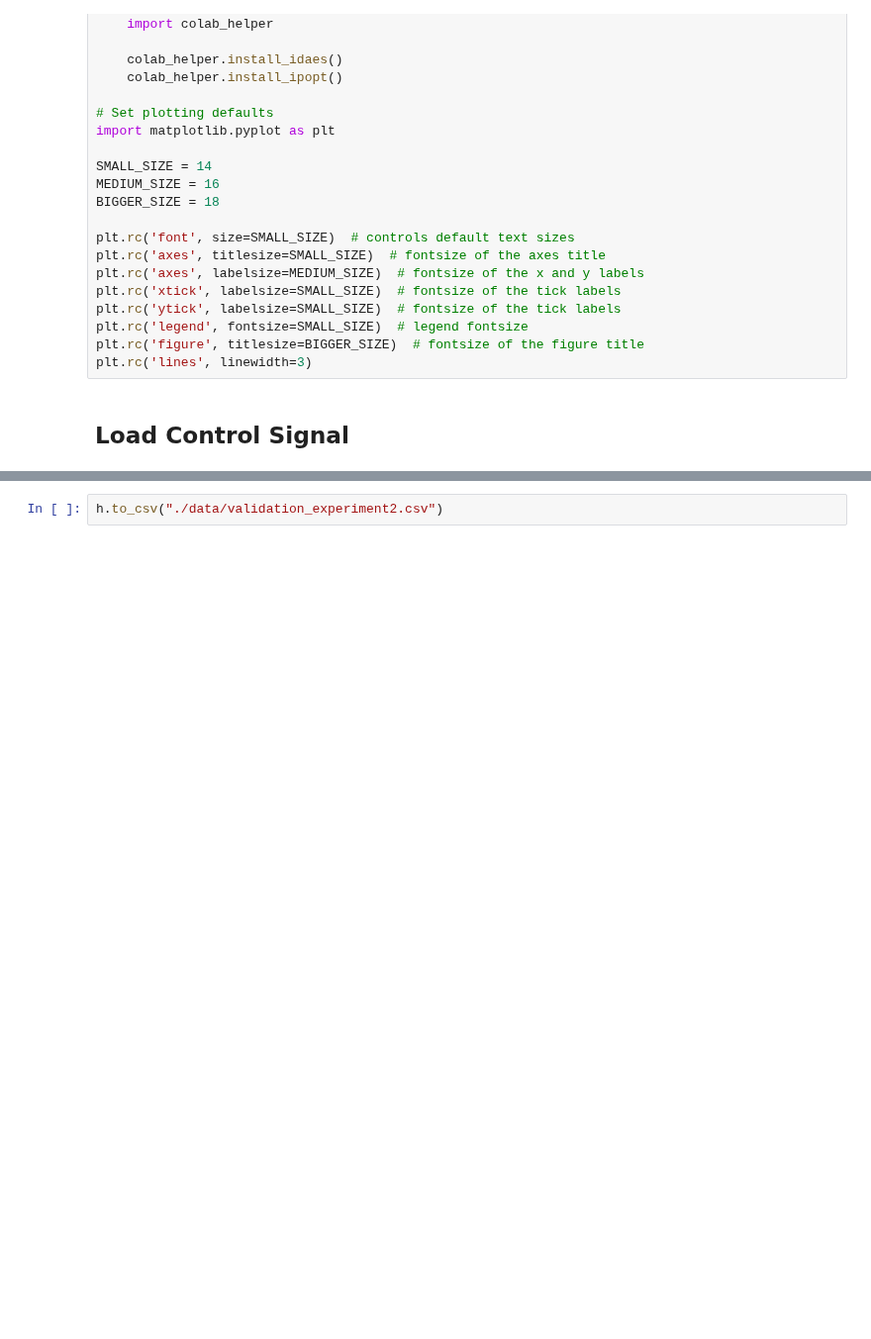
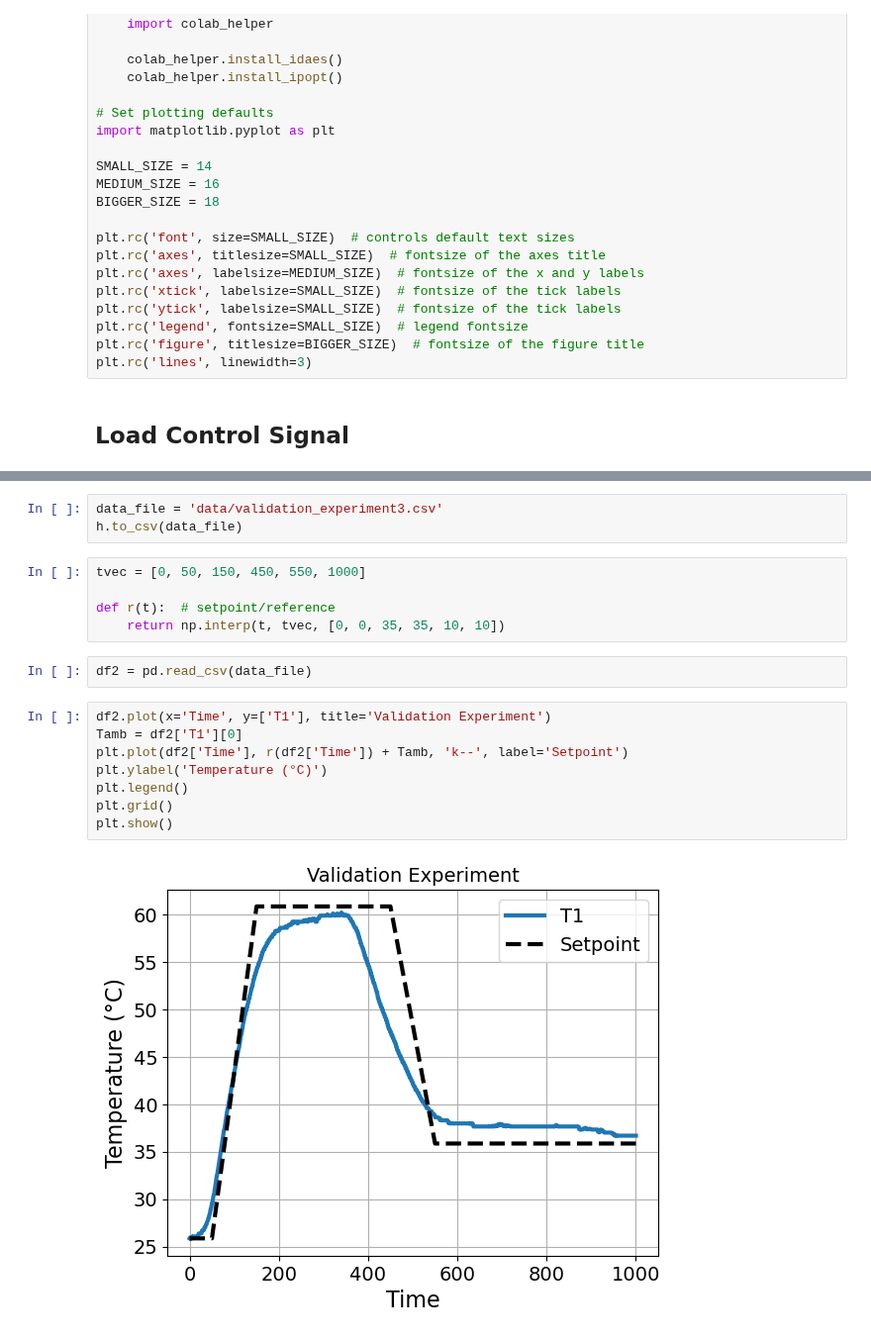
Before and after one commit to jakekrell/FoKL-GPy, a Jupyter notebook: examples/pyomo_tclab/tclab_experiment_validation.ipynb, the cells around one changed output, grey strips where cells are left out. Shown at 99% size. Cells and saved outputs as stored; diff of their text form; blank space fills up the shorter version.

Commit message:
Added validation experiment 3 results

```diff
--- a/examples/pyomo_tclab/tclab_experiment_validation.ipynb
+++ b/examples/pyomo_tclab/tclab_experiment_validation.ipynb
@@ -80,2 +81,20 @@ TCLab disconnected successfully.
-# %%
-h.to_csv("./data/validation_experiment2.csv")
+# %%
+data_file = 'data/validation_experiment3.csv'
+h.to_csv(data_file)
+# %%
+tvec = [0, 50, 150, 450, 550, 1000]
+
+def r(t):  # setpoint/reference
+    return np.interp(t, tvec, [0, 0, 35, 35, 10, 10])
+# %%
+df2 = pd.read_csv(data_file)
+# %%
+df2.plot(x='Time', y=['T1'], title='Validation Experiment')
+Tamb = df2['T1'][0]
+plt.plot(df2['Time'], r(df2['Time']) + Tamb, 'k--', label='Setpoint')
+plt.ylabel('Temperature (°C)')
+plt.legend()
+plt.grid()
+plt.show()
+# %% [output]
+[figure, added]
```
Also changed, not shown: parts of 3 cells of this notebook, 2 other files.
